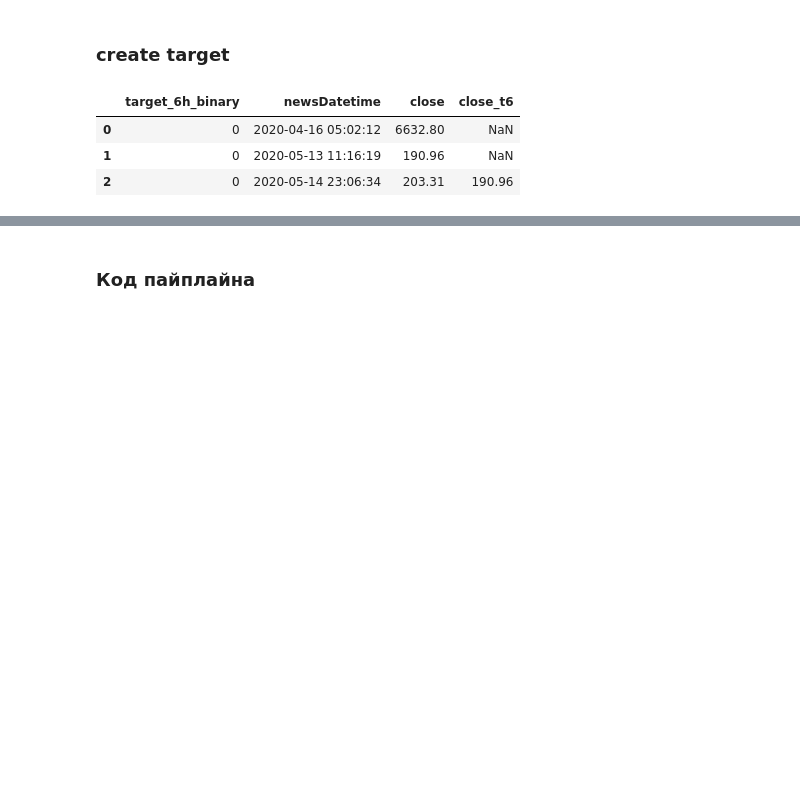
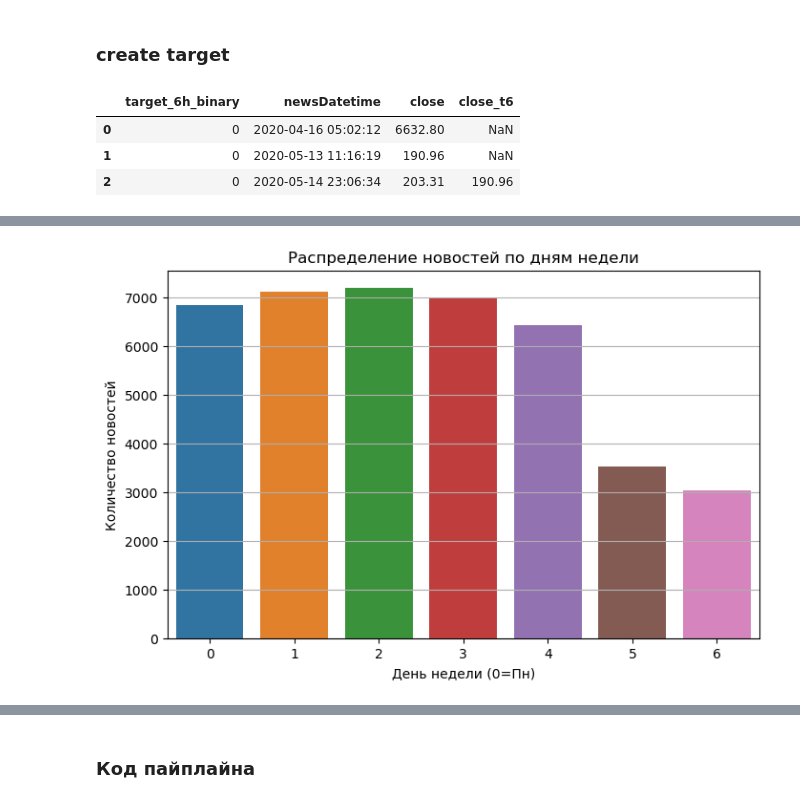
Before and after one commit to kosarenok/futures-predictions-nlp, a Jupyter notebook: notebooks/eda_modelv1.ipynb, the cells around one changed output, grey strips where cells are left out. Drawn from its saved outputs; the diff is of its cells as text; code cells hidden in the pictures; blank space fills up the shorter version.

```diff
--- a/notebooks/eda_modelv1.ipynb
+++ b/notebooks/eda_modelv1.ipynb
@@ -91,0 +150,11 @@ df_2[[f"target_{N}h_binary", "newsDatetime", "close", f"close_t{N}"]].head(3)
+# %%
+# День недели: 0 - Пн, 6 - Вс
+plt.figure(figsize=(8, 5))
+sns.countplot(x=df_2['newsDatetime'].dt.weekday)
+plt.title('Распределение новостей по дням недели')
+plt.xlabel('День недели (0=Пн)')
+plt.ylabel('Количество новостей')
+plt.grid(axis='y')
+plt.show()
+# %% [output]
+[figure, added]
```
Also changed, not shown: parts of 14 cells of this notebook, 6 other files.
